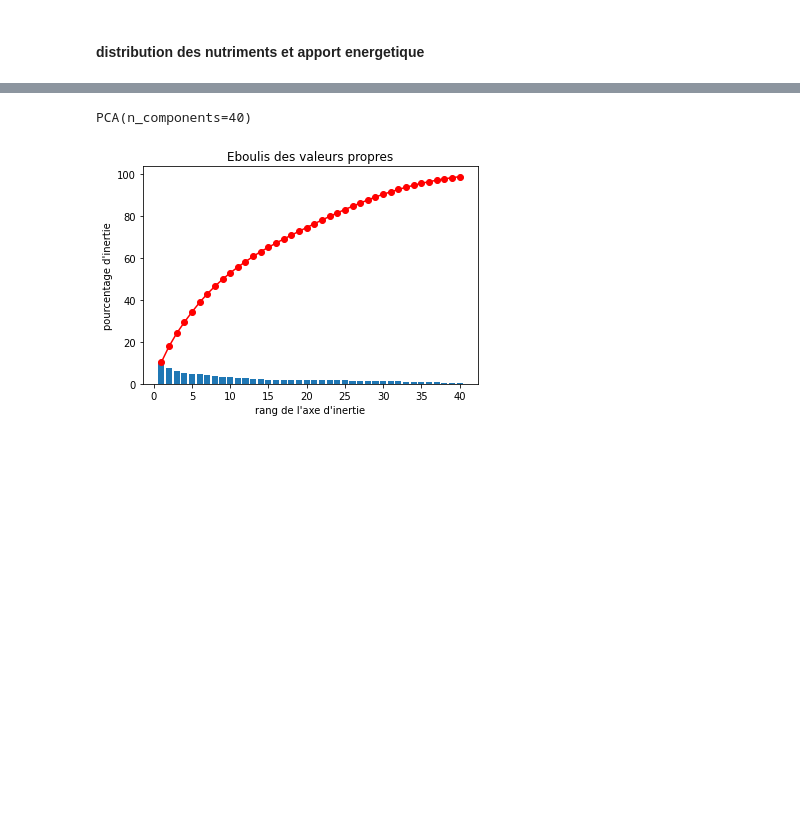
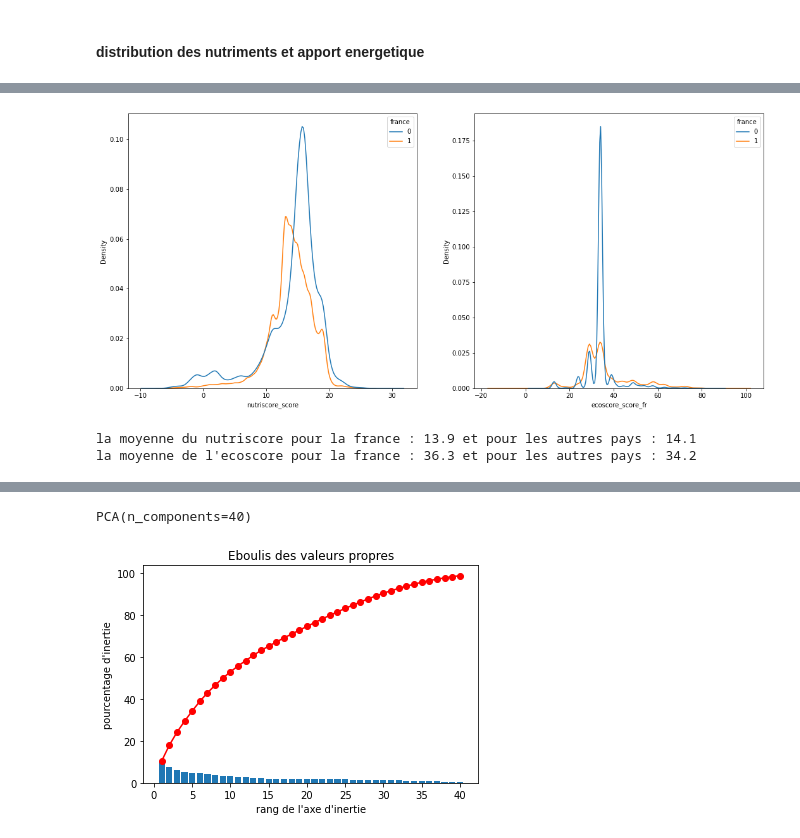
Before and after one commit to skamos/Python, a Jupyter notebook: Openclassroms/Projet_2 Exploration.ipynb, the cells around one changed output, grey strips where cells are left out. Saved outputs shown, nothing was run; the diff lists cells and outputs as text; code cells hidden in the pictures; blank space fills up the shorter version.

```diff
--- a/Openclassroms/Projet_2 Exploration.ipynb
+++ b/Openclassroms/Projet_2 Exploration.ipynb
@@ -195,0 +231,13 @@ dtype: float64
+# %%
+plt.figure(figsize=(18,8))
+plt.subplot(121)
+sns.kdeplot(data=df_cheese, x="nutriscore_score", hue="france")
+plt.subplot(122)
+sns.kdeplot(data=df_cheese, x="ecoscore_score_fr", hue="france")
+plt.show()
+print('la moyenne du nutriscore pour la france : ' + str(df_cheese[df_cheese['france'] == 1]['nutriscore_score'].mean())[:4] + ' et pour les autres pays : ' + str(df_cheese[df_cheese['france'] == 0]['nutriscore_score'].mean())[:4])
+print('la moyenne de l\'ecoscore pour la france : ' + str(df_cheese[df_cheese['france'] == 1]['ecoscore_score_fr'].mean())[:4] + ' et pour les autres pays : ' + str(df_cheese[df_cheese['france'] == 0]['ecoscore_score_fr'].mean())[:4])
+# %% [output]
+[figure, added]
+la moyenne du nutriscore pour la france : 13.9 et pour les autres pays : 14.1
+la moyenne de l'ecoscore pour la france : 36.3 et pour les autres pays : 34.2
```
Also changed, not shown: parts of 34 cells of this notebook, 1 other file.
